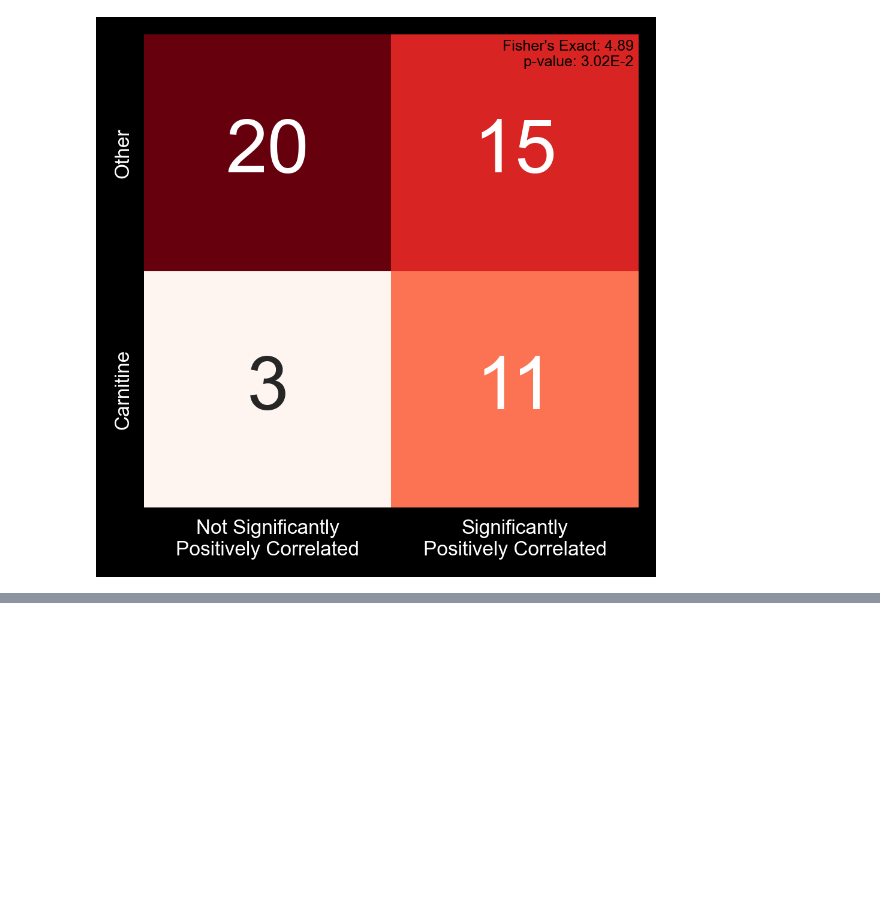
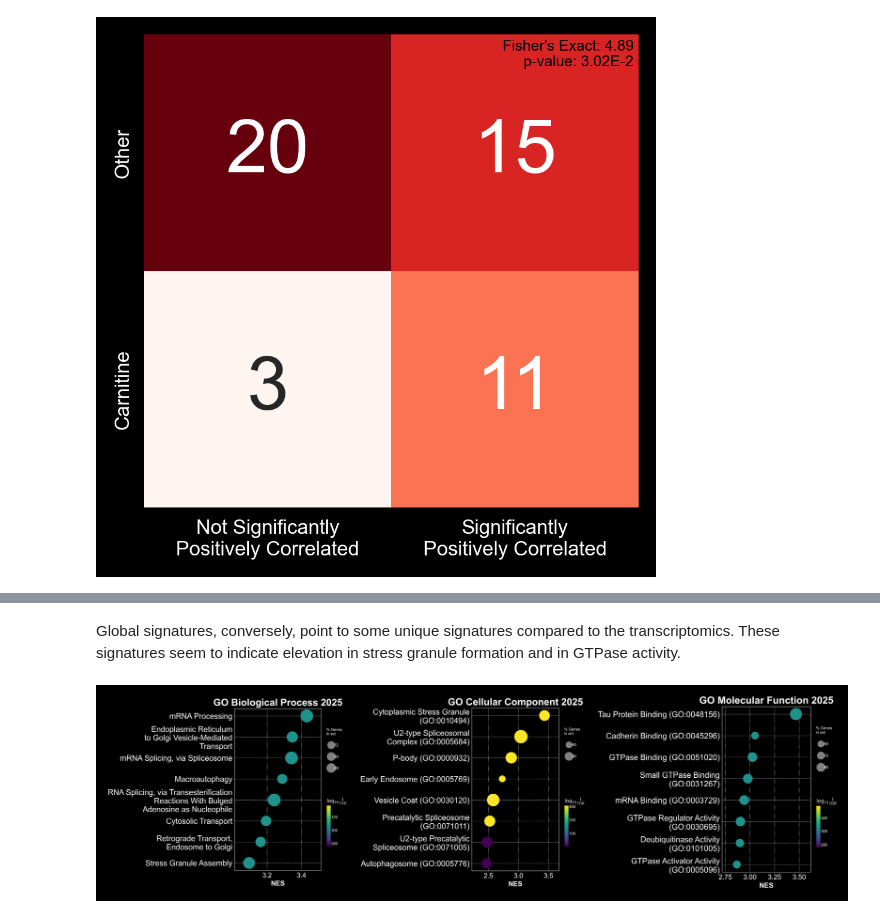
Before and after one commit to PNNL-CompBio/amlMultidrugResistance, a Jupyter notebook: aml_outcome_disparities/analysis/fig2/figure2.ipynb, the cells around one changed output, grey strips where cells are left out. Saved outputs shown, nothing was run; the diff lists cells and outputs as text; code cells hidden in the pictures; blank space fills up the shorter version.

```diff
--- a/aml_outcome_disparities/analysis/fig2/figure2.ipynb
+++ b/aml_outcome_disparities/analysis/fig2/figure2.ipynb
@@ -216,0 +231,24 @@ for ax in axes:
+# %% [markdown]
+Global signatures, conversely, point to some unique signatures compared to the transcriptomics. These signatures seem to indicate elevation in stress granule formation and in GTPase activity.
+# %%
+fig, axes = get_setup(
+    1,
+    3,
+    fig_params={
+        "figsize": (9, 3),
+        "width_ratios": [1, 0.94, 1]
+    }
+)
+
+global_go = plt.imread("enrichment/global/GO_Biological_Process_2025_overexpressed.png")
+global_cellular = plt.imread("enrichment/global/GO_Cellular_Component_2025_overexpressed.png")
+global_molecular = plt.imread("enrichment/global/GO_Molecular_Function_2025_overexpressed.png")
+
+axes[0].imshow(global_go)
+axes[1].imshow(global_cellular)
+axes[2].imshow(global_molecular)
+
+for ax in axes:
+    ax.set_axis_off()
+# %% [output]
+[figure, added]
```
Also changed, not shown: parts of 10 cells of this notebook, 2 other files.
